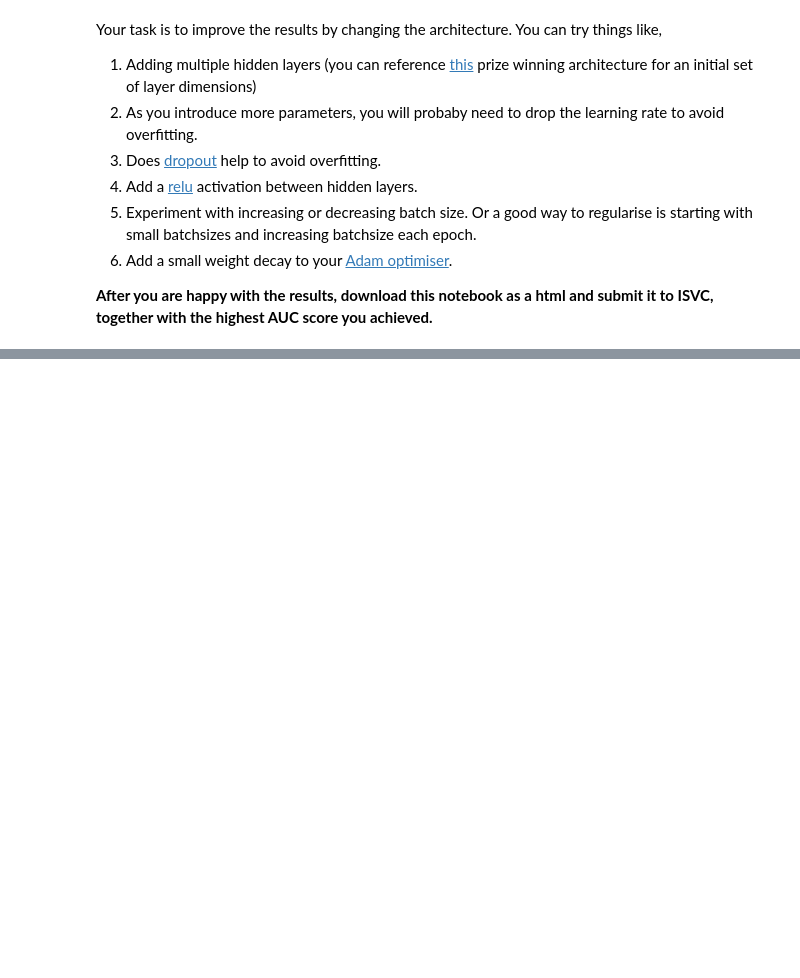
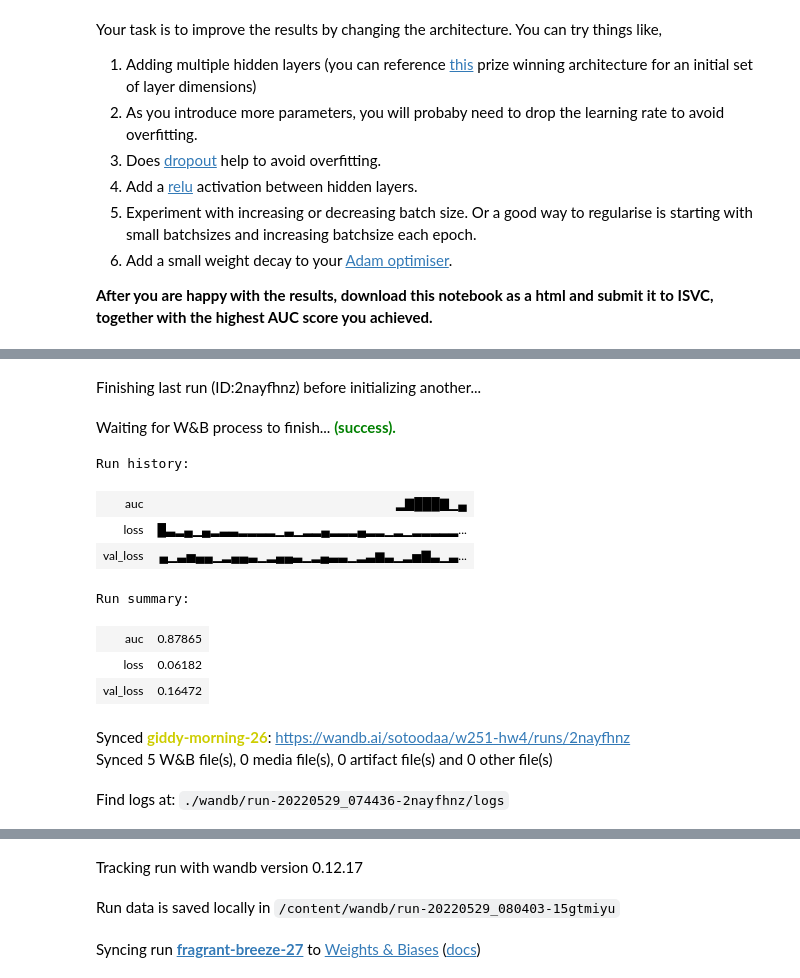
Before and after one commit to sotoodaa-ucb/ucb_mids_w251_homework_4, a Jupyter notebook: w251_v3_hw04.ipynb, the cells around one changed output, grey strips where cells are left out. Cells and saved outputs as stored; diff of their text form; code cells hidden in the pictures; blank space fills up the shorter version.

```diff
--- a/w251_v3_hw04.ipynb
+++ b/w251_v3_hw04.ipynb
@@ -241,11 +262,52 @@ Your task is to improve the results by changing the architecture. You can try th
 class MyBombasticMLP(nn.Module):
     def __init__(self, input_dim = 200000, output_dim = 1):
         super(MyBombasticMLP, self).__init__()
-        self.linear = nn.Linear(input_dim, output_dim)
+        self.input = nn.Linear(input_dim, 32)
+        self.linear_stack = nn.Sequential(
+            nn.Linear(32, 16),
+            # nn.BatchNorm1d(16),
+            nn.ReLU(),
+            nn.Dropout(0.6),
+            nn.Linear(16, 1)
+        )
         self.m = nn.Sigmoid()
 
     def forward(self, x):
-        x = self.linear(x)
+        x = self.input(x)
+        x = self.linear_stack(x)
         x = self.m(x)
         x = x.flatten()
         return x
+# %%
+import wandb
+
+wandb.config = {
+  'learning_rate': 0.01,
+  'epochs' : 10,
+  'batch_size': 16,
+  'log_interval': 1000
+}
+
+wandb.init(project='w251-hw4', config=wandb.config)
+
+trndataset = JigsawDataset(X_trn_mat, y_train, wandb.config['batch_size'], shuffleidx = True)
+valdataset = JigsawDataset(X_val_mat, y_valid, wandb.config['batch_size'], shuffleidx = False)
+model = MyBombasticMLP(input_dim = X_trn_mat.shape[1])
+optimizer = torch.optim.SGD(model.parameters(), lr=wandb.config['learning_rate'], momentum=0.9, patience=1)
+criterion = nn.BCELoss()
+device = 'cuda'
+model = model.to(device)
+# %% [output]
+Finishing last run (ID:2nayfhnz) before initializing another...
+Waiting for W&B process to finish... (success).
+Run history:
+| auc | ▂▇███▇▁▄ |
+| loss | █▃▂▄▁▄▂▃▃▂▂▂▂▁▃▁▂▂▄▂▂▂▄▂▂▁▂▁▂▂▂▂▂... |
+| val_loss | ▄▁▃▅▄▄▁▂▄▄▃▁▂▄▄▃▁▂▄▃▃▁▂▃▆▃▁▂▅▇▃▁▃... |
+Run summary:
+| auc | 0.87865 |
+| loss | 0.06182 |
+| val_loss | 0.16472 |
+Synced giddy-morning-26: https://wandb.ai/sotoodaa/w251-hw4/runs/2nayfhnz
+Synced 5 W&B file(s), 0 media file(s), 0 artifact file(s) and 0 other file(s)
+Find logs at: ./wandb/run-20220529_074436-2nayfhnz/logs
@@ -251,0 +315,3 @@ class MyBombasticMLP(nn.Module):
+Tracking run with wandb version 0.12.17
+Run data is saved locally in /content/wandb/run-20220529_080403-15gtmiyu
+Syncing run fragrant-breeze-27 to Weights & Biases (docs)
```
Also changed, not shown: parts of 3 cells of this notebook.
